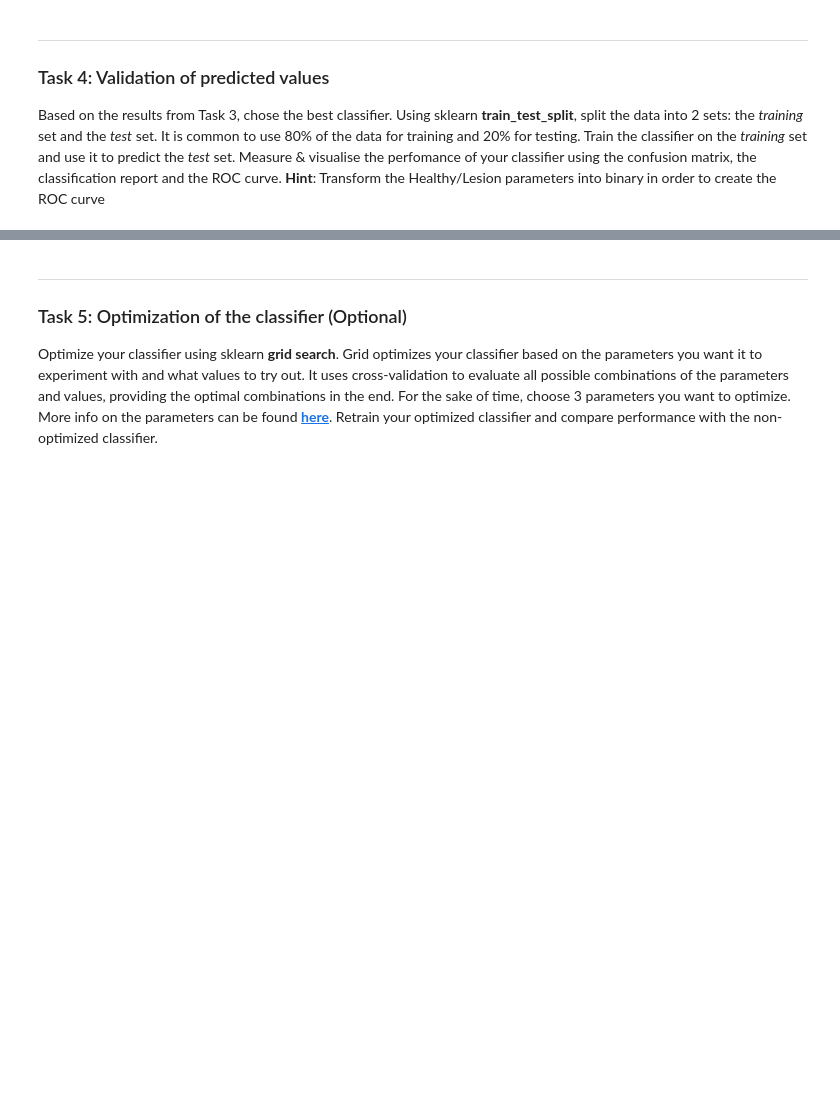
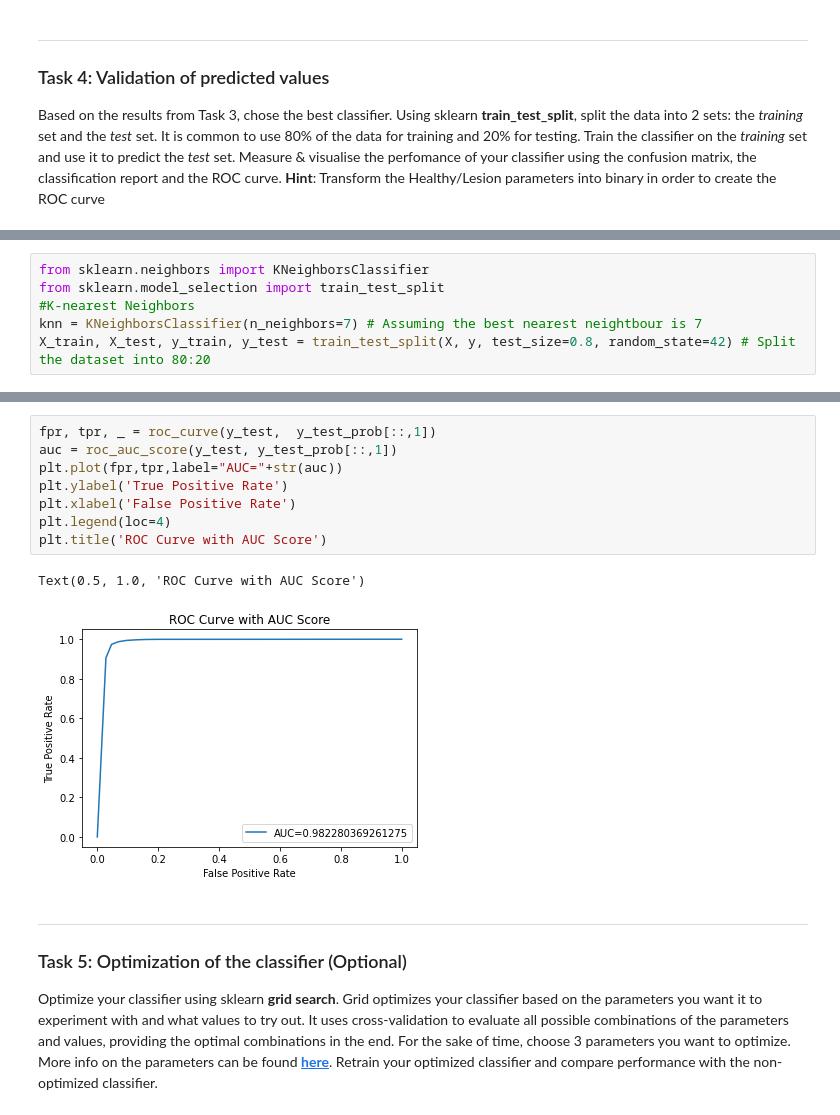
Before and after one commit to Aneruth/Clinical-Decision-Support-System, a Jupyter notebook: WPO3/WPO3.ipynb, the cells around one changed output, grey strips where cells are left out. Saved outputs shown, nothing was run; the diff lists cells and outputs as text; blank space fills up the shorter version.

```diff
--- a/WPO3/WPO3.ipynb
+++ b/WPO3/WPO3.ipynb
@@ -165,0 +181,6 @@ __Hint__: Transform the Healthy/Lesion parameters into binary in order to create
+# %%
+from sklearn.neighbors import KNeighborsClassifier
+from sklearn.model_selection import train_test_split
+#K-nearest Neighbors
+knn = KNeighborsClassifier(n_neighbors=7) # Assuming the best nearest neightbour is 7
+X_train, X_test, y_train, y_test = train_test_split(X, y, test_size=0.8, random_state=42) # Split the dataset into 80:20
@@ -166,3 +230,14 @@ __Hint__: Transform the Healthy/Lesion parameters into binary in order to create
+# %%
+fpr, tpr, _ = roc_curve(y_test,  y_test_prob[::,1])
+auc = roc_auc_score(y_test, y_test_prob[::,1])
+plt.plot(fpr,tpr,label="AUC="+str(auc))
+plt.ylabel('True Positive Rate')
+plt.xlabel('False Positive Rate')
+plt.legend(loc=4)
+plt.title('ROC Curve with AUC Score')
+# %% [output]
+Text(0.5, 1.0, 'ROC Curve with AUC Score')
+[figure, added]
 # %% [markdown]
 ***
 ### Task 5: Optimization of the classifier (Optional)
```
Also changed, not shown: parts of 19 cells of this notebook, 2 other files.
